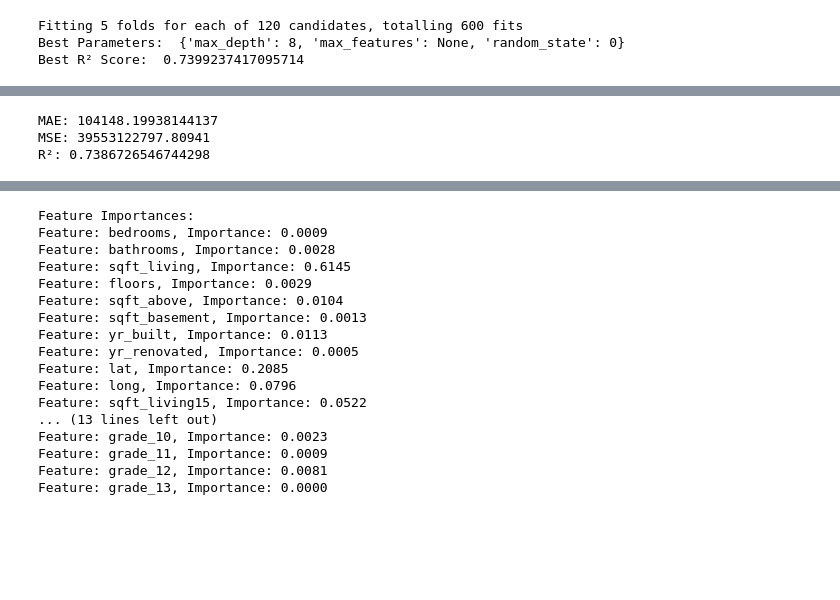
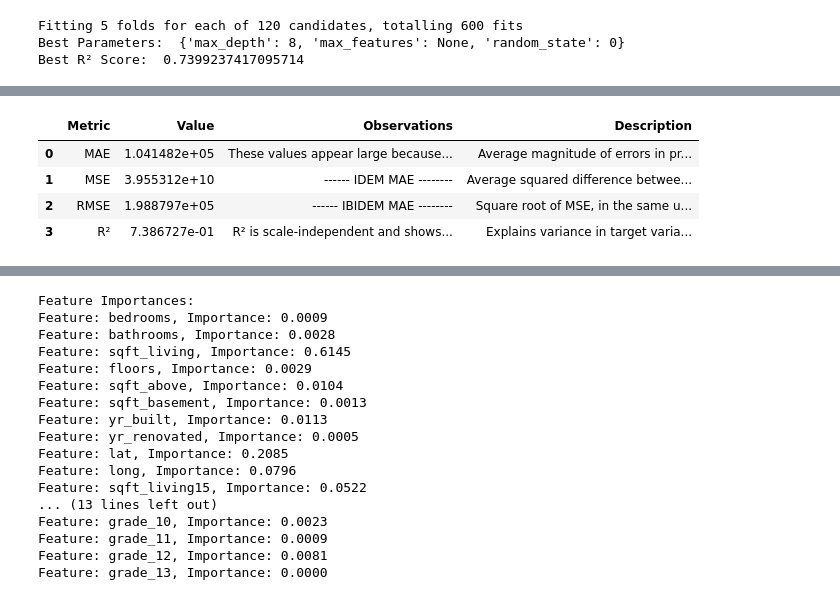
Before and after one commit to sbogde/scikit-regressions-and-confessions, a Jupyter notebook: assess_dtr_kc_houses.ipynb, the cells around one changed output, grey strips where cells are left out. Cells and saved outputs as stored; diff of their text form; code cells hidden in the pictures; blank space fills up the shorter version.

```diff
--- a/assess_dtr_kc_houses.ipynb
+++ b/assess_dtr_kc_houses.ipynb
@@ -357,37 +357,58 @@ Best R² Score:  0.7205093711337351
 # Initial model with default parameters
 # regressor = DecisionTreeRegressor() # R²: 0.6701
 
 # Testing different random_state values
 # regressor = DecisionTreeRegressor(random_state=0) # R²: 0.6793
 regressor = DecisionTreeRegressor(random_state=0, max_depth=8) # R²: 0.7386 (Best score from manual tuning)
 
 # Testing additional random_state and max_depth combinations
 # regressor = DecisionTreeRegressor(random_state=5, max_depth=4) # R²: 0.6292
 # regressor = DecisionTreeRegressor(random_state=6) # R²: 0.7006
 # regressor = DecisionTreeRegressor(random_state=7) # R²: 0.6774
 # regressor = DecisionTreeRegressor(random_state=10, max_depth=7) # R²: 0.7133
 # regressor = DecisionTreeRegressor(random_state=22) # R²: 0.6648
 # regressor = DecisionTreeRegressor(max_depth=8, max_features=10) # R²: 0.6602
 
 # Note: The best manually tuned hyperparameters (random_state=0, max_depth=8) produced an R² of 0.7386.
 # This aligns closely with the best parameters identified by GridSearchCV, demonstrating the reliability of the automated approach.
 
 # Fit the model with the selected hyperparameters
 regressor.fit(X_train, y_train)
 
 # Predict on test set
 y_pred = regressor.predict(X_test)
 
 # Evaluate the model
 mae = mean_absolute_error(y_test, y_pred)
 mse = mean_squared_error(y_test, y_pred)
+rmse = np.sqrt(mse)
 r2 = r2_score(y_test, y_pred)
 
-# Print evaluation metrics
-print(f"MAE: {mae}")
-print(f"MSE: {mse}")
-print(f"R²: {r2}")
+# Dictionary of metrics
+metrics = {
+    "Metric": ["MAE", "MSE", "RMSE", "R²"],
+    "Value": [mae, mse, rmse, r2],
+    "Observations": [
+        "These values appear large because the target variable 'price' is not scaled and has a wide range of values (e.g., hundreds of thousands). When interpreting these metrics, it is crucial to account for the data scale.",
+        "------ IDEM MAE --------",
+        "------ IBIDEM MAE --------",
+        "R² is scale-independent and shows that the model explains approximately 73.87% of the variance in the target variable. Value returuned for random_state=0, max_depth=8."
+    ],
+    "Description": [
+        "Average magnitude of errors in predictions",
+        "Average squared difference between predictions and actual values",
+        "Square root of MSE, in the same unit as target",
+        "Explains variance in target variable (closer to 1 is better)"
+    ],
+}
+
+# Convert to DataFrame and display
+metrics_df = pd.DataFrame(metrics)
+metrics_df.fillna("", inplace=True)
+metrics_df
 # %% [output]
-MAE: 104148.19938144137
-MSE: 39553122797.80941
-R²: 0.7386726546744298
+|  | Metric | Value | Observations | Description |
+| 0 | MAE | 1.041482e+05 | These values appear large because... | Average magnitude of errors in pr... |
+| 1 | MSE | 3.955312e+10 | ------ IDEM MAE -------- | Average squared difference betwee... |
+| 2 | RMSE | 1.988797e+05 | ------ IBIDEM MAE -------- | Square root of MSE, in the same u... |
+| 3 | R² | 7.386727e-01 | R² is scale-independent and shows... | Explains variance in target varia... |
```
Also changed, not shown: parts of 2 cells of this notebook.
